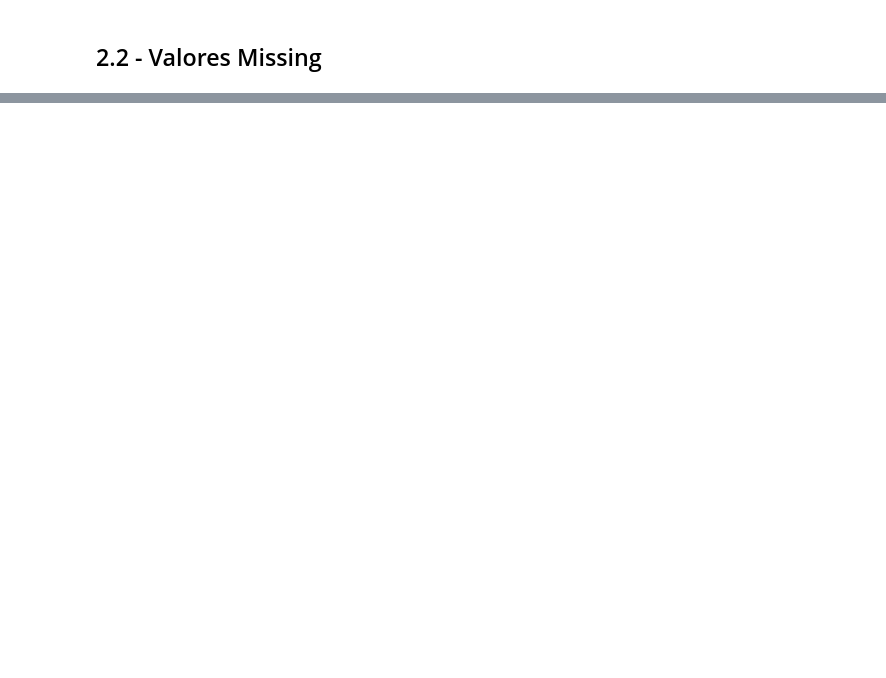
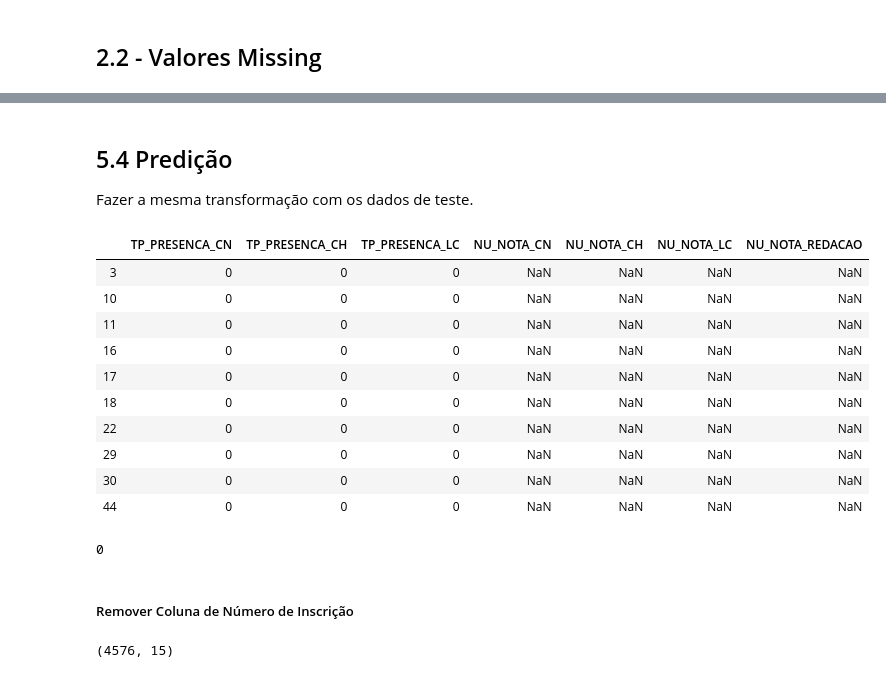
Before and after one commit to MarcusGodoi/DataScience-Codenation, a Jupyter notebook: 00 Desafio Enem/Desafio ENEM 2016.ipynb, the cells around one changed output, grey strips where cells are left out. Drawn from its saved outputs; the diff is of its cells as text; code cells hidden in the pictures; blank space fills up the shorter version.

```diff
--- a/00 Desafio Enem/Desafio ENEM 2016.ipynb
+++ b/00 Desafio Enem/Desafio ENEM 2016.ipynb
@@ -249,0 +1635,5 @@ Levantar hipóteses sobre as variáveis.
+# %% [markdown]
+## 5.4 Predição
+Fazer a mesma transformação com os dados de teste.
+# %%
+base_teste1 = base_teste.copy()
@@ -249,0 +1698,20 @@ Levantar hipóteses sobre as variáveis.
+# %%
+base_teste1 = base_teste1.drop(columns = ['TP_ENSINO'], axis = 1)     #AXIS = 1 APAGA A COLUNA
+
+base_teste1 = base_teste1.drop(columns = ['TP_DEPENDENCIA_ADM_ESC'], axis = 1)     #AXIS = 1 APAGA A COLUNA
+# %%
+presentes  = base_teste1.iloc[:,9:]
+# %%
+presentes.loc[(presentes.NU_NOTA_CH.isnull())].head(10)
+# %% [output]
+|  | TP_PRESENCA_CN | TP_PRESENCA_CH | TP_PRESENCA_LC | NU_NOTA_CN | NU_NOTA_CH | NU_NOTA_LC | NU_NOTA_REDACAO |
+| 3 | 0 | 0 | 0 | NaN | NaN | NaN | NaN |
+| 10 | 0 | 0 | 0 | NaN | NaN | NaN | NaN |
+| 11 | 0 | 0 | 0 | NaN | NaN | NaN | NaN |
+| 16 | 0 | 0 | 0 | NaN | NaN | NaN | NaN |
+| 17 | 0 | 0 | 0 | NaN | NaN | NaN | NaN |
+| 18 | 0 | 0 | 0 | NaN | NaN | NaN | NaN |
+| 22 | 0 | 0 | 0 | NaN | NaN | NaN | NaN |
+| 29 | 0 | 0 | 0 | NaN | NaN | NaN | NaN |
+| 30 | 0 | 0 | 0 | NaN | NaN | NaN | NaN |
+| 44 | 0 | 0 | 0 | NaN | NaN | NaN | NaN |
@@ -249,0 +1720,6 @@ Levantar hipóteses sobre as variáveis.
+# %%
+base_teste1.duplicated().sum()
+# %% [output]
+0
+# %% [markdown]
+#####  Remover Coluna de Número de Inscrição
@@ -249,0 +1729,4 @@ Levantar hipóteses sobre as variáveis.
+# %%
+base_teste1.shape
+# %% [output]
+(4576, 15)
```
Also changed, not shown: parts of 226 cells of this notebook, 7 other files.
